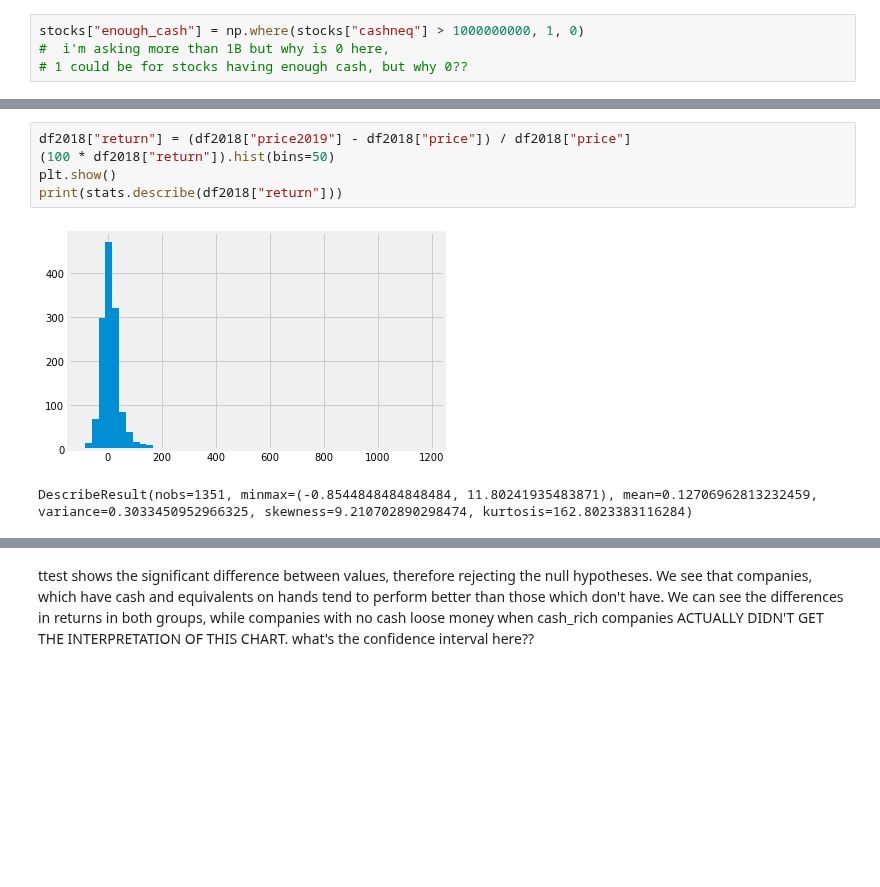
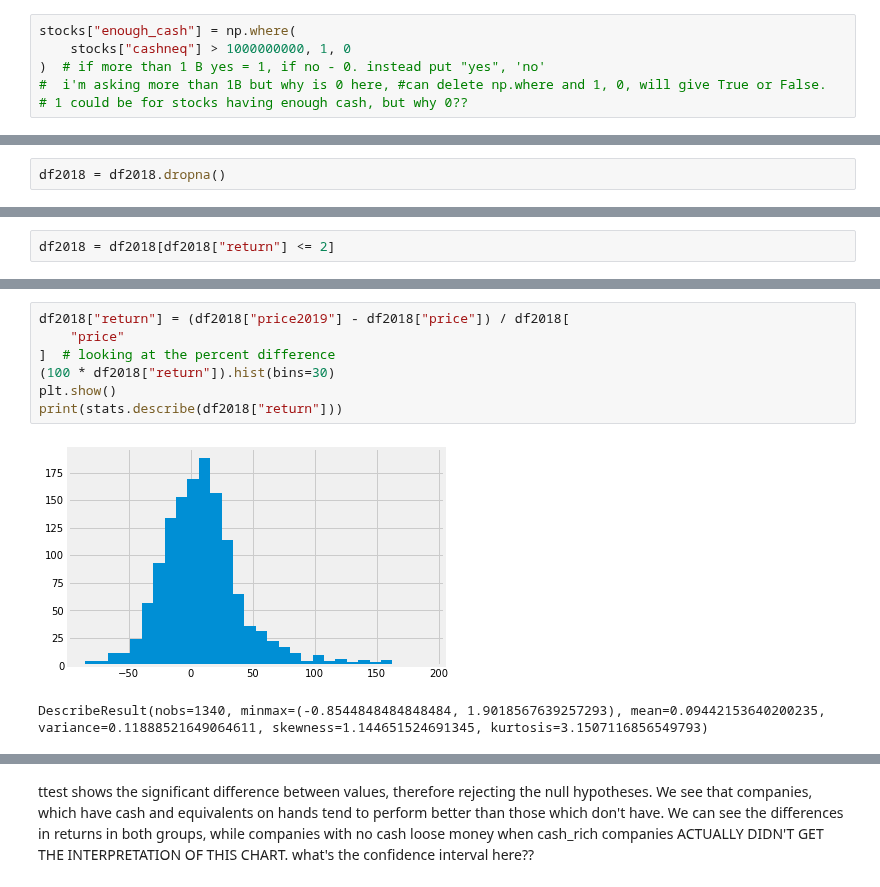
Before and after one commit to Gaukhar-ai/for_my_Thinkful_work, a Jupyter notebook: capstone/2018_2019_stock_market_return.ipynb, the cells around one changed output, grey strips where cells are left out. Drawn from its saved outputs; the diff is of its cells as text; blank space fills up the shorter version.

```diff
--- a/capstone/2018_2019_stock_market_return.ipynb
+++ b/capstone/2018_2019_stock_market_return.ipynb
@@ -119,6 +114,8 @@ plt.show()
 # %%
-stocks["enough_cash"] = np.where(stocks["cashneq"] > 1000000000, 1, 0)
-#  i'm asking more than 1B but why is 0 here,
+stocks["enough_cash"] = np.where(
+    stocks["cashneq"] > 1000000000, 1, 0
+)  # if more than 1 B yes = 1, if no - 0. instead put "yes", 'no'
+#  i'm asking more than 1B but why is 0 here, #can delete np.where and 1, 0, will give True or False.
 # 1 could be for stocks having enough cash, but why 0??
 # %% [output]
 [interactive output not drawn]
@@ -194,0 +185,2 @@ memory usage: 504.0+ KB
+# %%
+df2018 = df2018.dropna()
@@ -194,0 +189,2 @@ memory usage: 504.0+ KB
+# %%
+df2018 = df2018[df2018["return"] <= 2]
@@ -195,9 +193,11 @@ memory usage: 504.0+ KB
 # %%
-df2018["return"] = (df2018["price2019"] - df2018["price"]) / df2018["price"]
-(100 * df2018["return"]).hist(bins=50)
+df2018["return"] = (df2018["price2019"] - df2018["price"]) / df2018[
+    "price"
+]  # looking at the percent difference
+(100 * df2018["return"]).hist(bins=30)
 plt.show()
 print(stats.describe(df2018["return"]))
 # %% [output]
-[figure, old version]
+[figure, new version]
-DescribeResult(nobs=1351, minmax=(-0.8544848484848484, 11.80241935483871), mean=0.12706962813232459, variance=0.3033450952966325, skewness=9.210702890298474, kurtosis=162.8023383116284)
+DescribeResult(nobs=1340, minmax=(-0.8544848484848484, 1.9018567639257293), mean=0.09442153640200235, variance=0.11888521649064611, skewness=1.144651524691345, kurtosis=3.1507116856549793)
 [interactive output not drawn]
```
Also changed, not shown: parts of 34 cells of this notebook, 2 other files.
